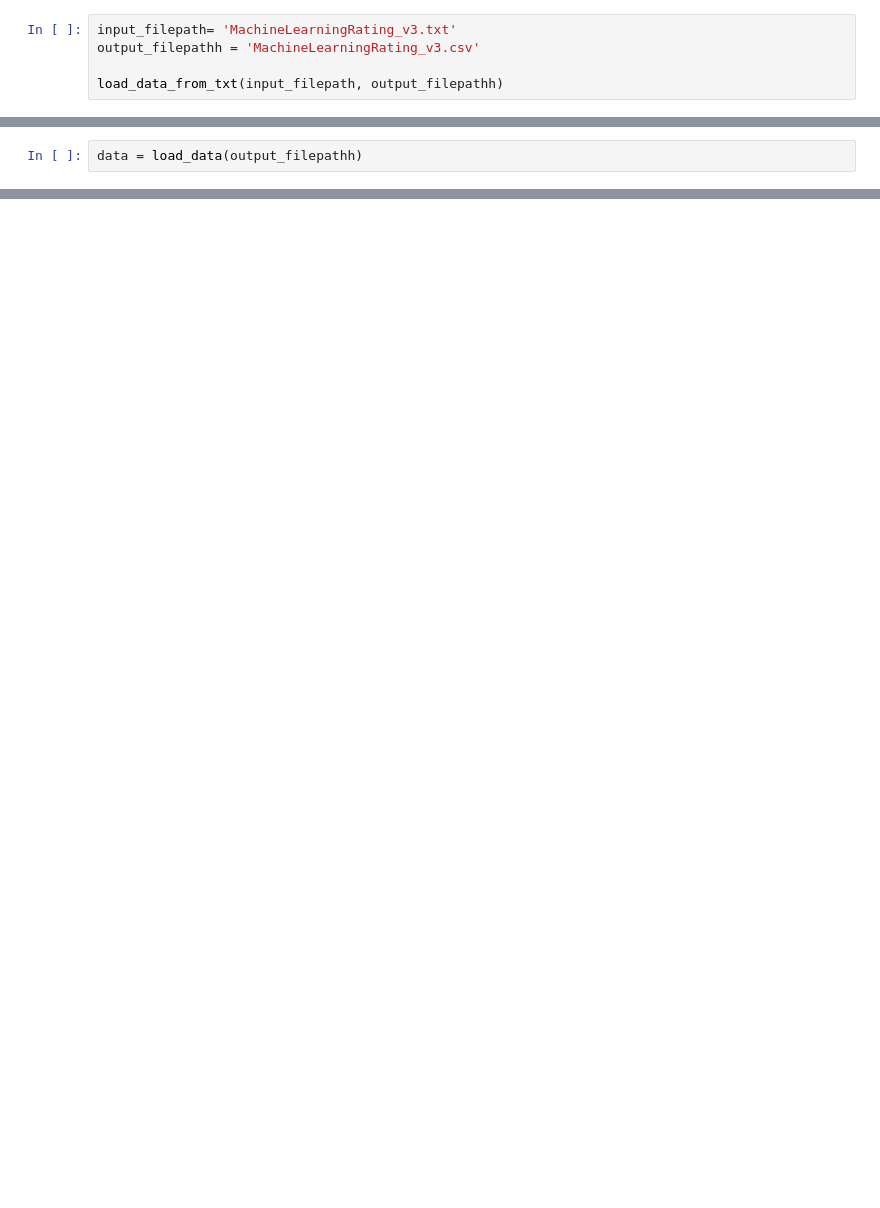
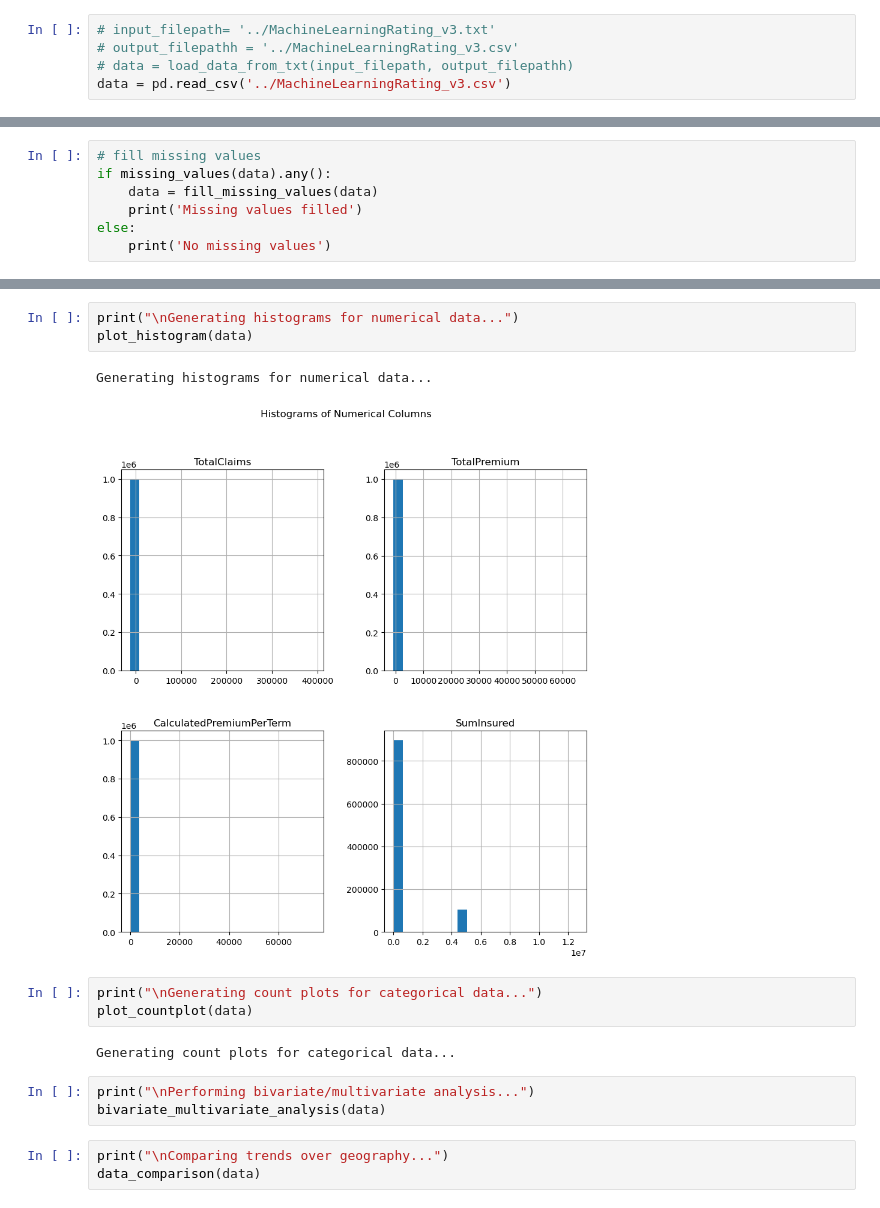
Before and after one commit to tsega19/KF-AlphaCare-Insurance-Analytics, a Jupyter notebook: notebooks/EDA.ipynb, the cells around one changed output, grey strips where cells are left out. Saved outputs shown, nothing was run; the diff lists cells and outputs as text; blank space fills up the shorter version.

```diff
--- a/notebooks/EDA.ipynb
+++ b/notebooks/EDA.ipynb
@@ -8,5 +10,5 @@ from load_data import load_data_from_txt, save_to_csv
 # %%
-input_filepath= 'MachineLearningRating_v3.txt'
-output_filepathh = 'MachineLearningRating_v3.csv'
-
-load_data_from_txt(input_filepath, output_filepathh)
+# input_filepath= '../MachineLearningRating_v3.txt'
+# output_filepathh = '../MachineLearningRating_v3.csv'
+# data = load_data_from_txt(input_filepath, output_filepathh)
+data = pd.read_csv('../MachineLearningRating_v3.csv')
@@ -27,2 +14,0 @@ load_data_from_txt(input_filepath, output_filepathh)
-# %%
-data = load_data(output_filepathh)
@@ -54,0 +37,7 @@ plot_histogram(data, "TotalPremium")
+# %%
+# fill missing values
+if missing_values(data).any():
+    data = fill_missing_values(data)
+    print('Missing values filled')
+else:
+    print('No missing values')
@@ -54,0 +68,17 @@ plot_histogram(data, "TotalPremium")
+# %%
+print("\nGenerating histograms for numerical data...")
+plot_histogram(data)
+# %% [output]
+Generating histograms for numerical data...
+[figure, added]
+# %%
+print("\nGenerating count plots for categorical data...")
+plot_countplot(data)
+# %% [output]
+Generating count plots for categorical data...
+# %%
+print("\nPerforming bivariate/multivariate analysis...")
+bivariate_multivariate_analysis(data)
+# %%
+print("\nComparing trends over geography...")
+data_comparison(data)
```
Also changed, not shown: parts of 9 cells of this notebook, 4 other files.
